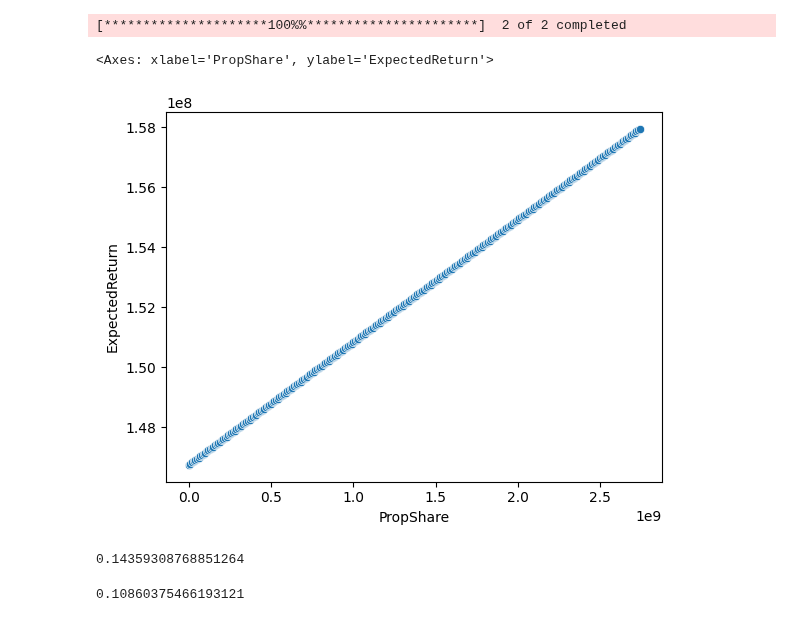
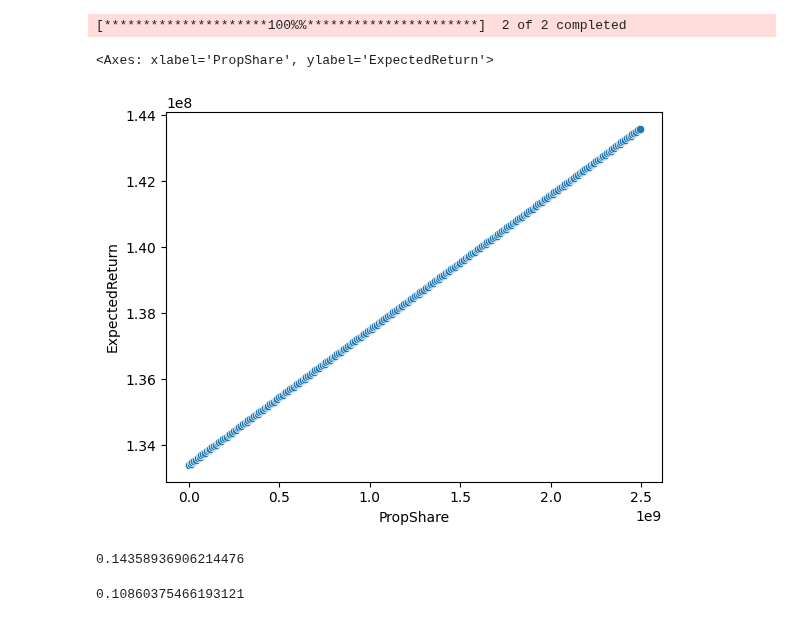
Before and after one commit to sdjhs0327/ws_fn, a Jupyter notebook: analytics/asset_allocation2.ipynb, the cells around one changed output. Cells and saved outputs as stored; diff of their text form; code cells hidden in the pictures.

```diff
--- a/analytics/asset_allocation2.ipynb
+++ b/analytics/asset_allocation2.ipynb
@@ -93,17 +93,17 @@ def portfolioSimulation(kapital):
     return propShare, stockShare, expectedReturn, trace
 # %%
 ## property share 별 연간 기대 수익(양의 기울기일 경우에만 매입)
-kapital=11*1e8
+kapital=10*1e8
 optimalPropShare, optimalStockShare, optimalExpectedReturn, trace = portfolioSimulation(kapital)
 sns.scatterplot(data=trace, x='PropShare', y='ExpectedReturn')
 # %% [output]
 <Axes: xlabel='PropShare', ylabel='ExpectedReturn'>
-[figure, old version]
+[figure, new version]
 # %%
 ## 최대 차입시 자기자본이익률
 optimalExpectedReturn/kapital
 # %% [output]
-0.14359308768851264
+0.14358936906214476
 # %%
 ## stock 요구수익률
 (propYRR-0.6*0.04)/(1-0.6)
```
